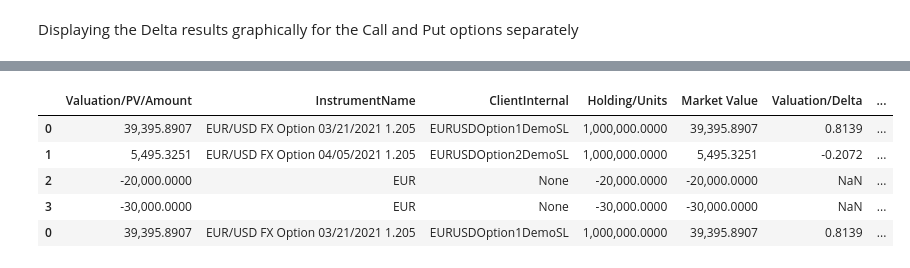
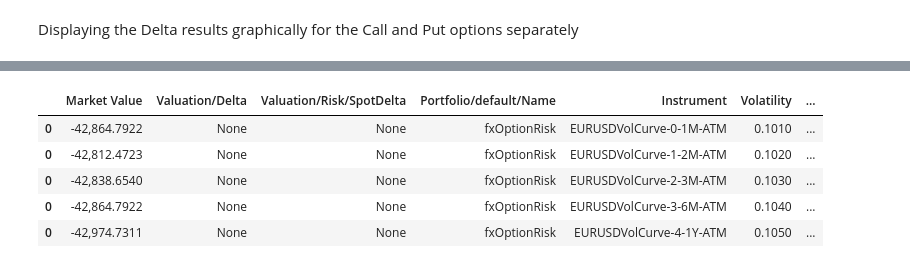
Before and after one commit to finbourne/sample-notebooks, a Jupyter notebook: examples/use-cases/instruments/FX Option Vanilla Risk Ladders.ipynb, the cells around one changed output, grey strips where cells are left out. Drawn from its saved outputs; the diff is of its cells as text; code cells hidden in the pictures.

```diff
--- a/examples/use-cases/instruments/FX Option Vanilla Risk Ladders.ipynb
+++ b/examples/use-cases/instruments/FX Option Vanilla Risk Ladders.ipynb
@@ -796,11 +837,11 @@ def upsert_single_quote (spot, calculation_date):
 The next section is the actual calculation of the spot ladder.
 # %%
 # now run the spot ladder
-bump = 0.01
+spot_bump = 0.01
 spot_ladder_pvs = pd.DataFrame()
 
 for i in range (-10 , 5):
-    rung_spot = base_spot_rate + (i * bump)
+    rung_spot = base_spot_rate + (i * spot_bump)
     upsert_single_quote (rung_spot, calculation_date)
     valuation = run_valuation(calculation_date, portfolio_code)
     valuation["spot_rate"] = rung_spot
@@ -925,0 +1022,18 @@ vol_ladder_pvs[["CurveName", "TenorIndex", "VolPoint"]] = vol_ladder_pvs["Instru
+# %%
+# first get the base valuation
+spot_bump = 0.001
+base_spot_ladder_pvs = pd.DataFrame()
+
+for i in range (-2 , 3):
+    rung_spot = base_spot_rate + (i * spot_bump)
+    upsert_single_quote (rung_spot, calculation_date)
+    # now run the pointwise vol ladder
+    valuation = run_valuation(calculation_date, portfolio_code, True)
+    valuation["spot_rate"] = rung_spot
+    base_spot_ladder_pvs = pd.concat([base_spot_ladder_pvs, valuation], axis=0)
+
+#tidy up and reset the spot rate
+upsert_single_quote (base_spot_rate, calculation_date)
+# %%
+base_spot_ladder = base_spot_ladder_pvs.groupby(["spot_rate"])["Market Value"].sum().reset_index()
+display(base_spot_ladder)
@@ -926,9 +1047,25 @@ vol_ladder_pvs[["CurveName", "TenorIndex", "VolPoint"]] = vol_ladder_pvs["Instru
+# %%
+# the outer loop here is a spot ladder
+spot_vol_ladder_pvs = pd.DataFrame()
+vol_bump = 0.001
+
+for i in range (-2 , 3):
+    rung_spot = base_spot_rate + (i * spot_bump)
+    upsert_single_quote (rung_spot, calculation_date)
+    # now run the pointwise vol ladder
+    valuation = generate_pointwise_vol_ladder(vol_bump, ['ATM'])
+    valuation["spot_rate"] = rung_spot
+    valuation["Market Value Delta"] = valuation["Market Value"] - base_spot_ladder.loc[base_spot_ladder["spot_rate"] == rung_spot]["Market Value"].to_numpy()[0]
+    spot_vol_ladder_pvs = pd.concat([spot_vol_ladder_pvs, valuation], axis=0)
+
+#tidy up and reset the spot rate
+upsert_single_quote (base_spot_rate, calculation_date)
 # %%
-vol_ladder_pvs.head()
+spot_vol_ladder_pvs.head()
 # %% [output]
-|  | Valuation/PV/Amount | InstrumentName | ClientInternal | Holding/Units | Market Value | Valuation/Delta | ... |
-| 0 | 39,395.8907 | EUR/USD FX Option 03/21/2021 1.205 | EURUSDOption1DemoSL | 1,000,000.0000 | 39,395.8907 | 0.8139 | ... |
-| 1 | 5,495.3251 | EUR/USD FX Option 04/05/2021 1.205 | EURUSDOption2DemoSL | 1,000,000.0000 | 5,495.3251 | -0.2072 | ... |
-| 2 | -20,000.0000 | EUR | None | -20,000.0000 | -20,000.0000 | NaN | ... |
-| 3 | -30,000.0000 | EUR | None | -30,000.0000 | -30,000.0000 | NaN | ... |
-| 0 | 39,395.8907 | EUR/USD FX Option 03/21/2021 1.205 | EURUSDOption1DemoSL | 1,000,000.0000 | 39,395.8907 | 0.8139 | ... |
+|  | Market Value | Valuation/Delta | Valuation/Risk/SpotDelta | Portfolio/default/Name | Instrument | Volatility | ... |
+| 0 | -42,864.7922 | None | None | fxOptionRisk | EURUSDVolCurve-0-1M-ATM | 0.1010 | ... |
+| 0 | -42,812.4723 | None | None | fxOptionRisk | EURUSDVolCurve-1-2M-ATM | 0.1020 | ... |
+| 0 | -42,838.6540 | None | None | fxOptionRisk | EURUSDVolCurve-2-3M-ATM | 0.1030 | ... |
+| 0 | -42,864.7922 | None | None | fxOptionRisk | EURUSDVolCurve-3-6M-ATM | 0.1040 | ... |
+| 0 | -42,974.7311 | None | None | fxOptionRisk | EURUSDVolCurve-4-1Y-ATM | 0.1050 | ... |
```
Also changed, not shown: parts of 62 cells of this notebook, 2 other files.
